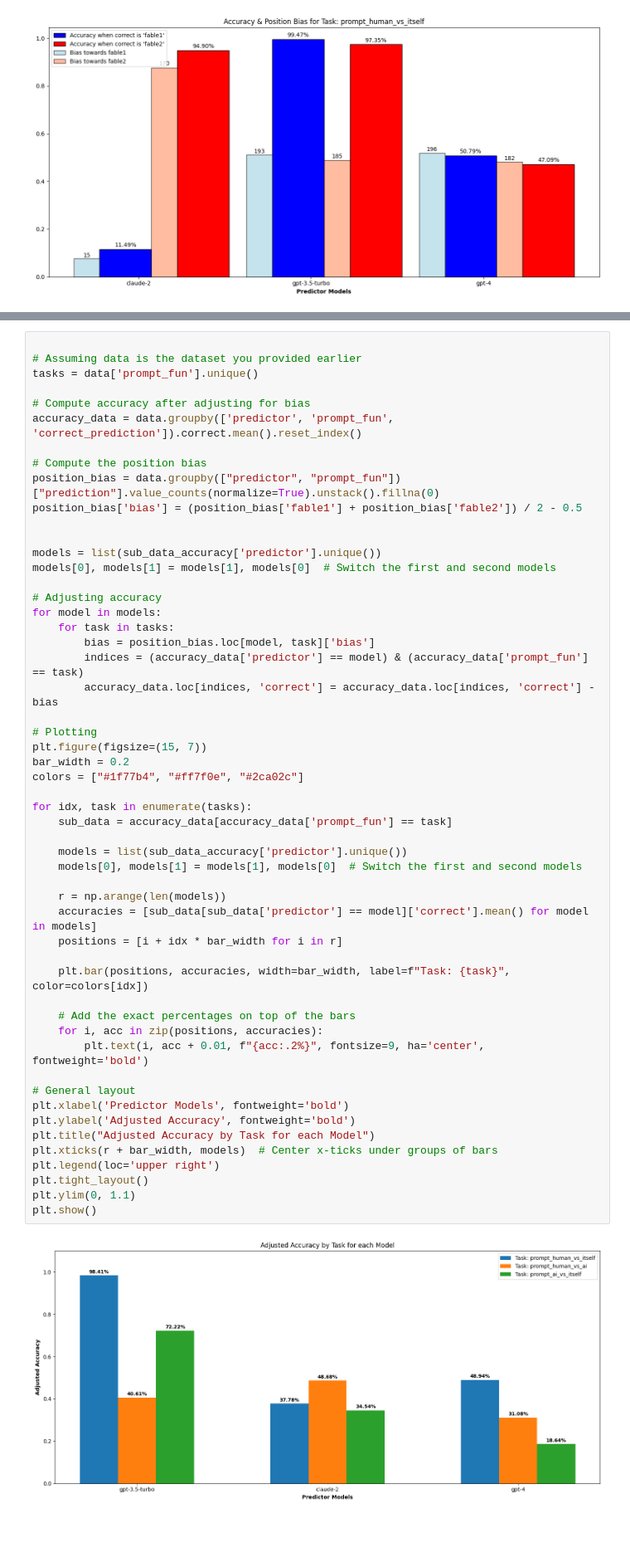
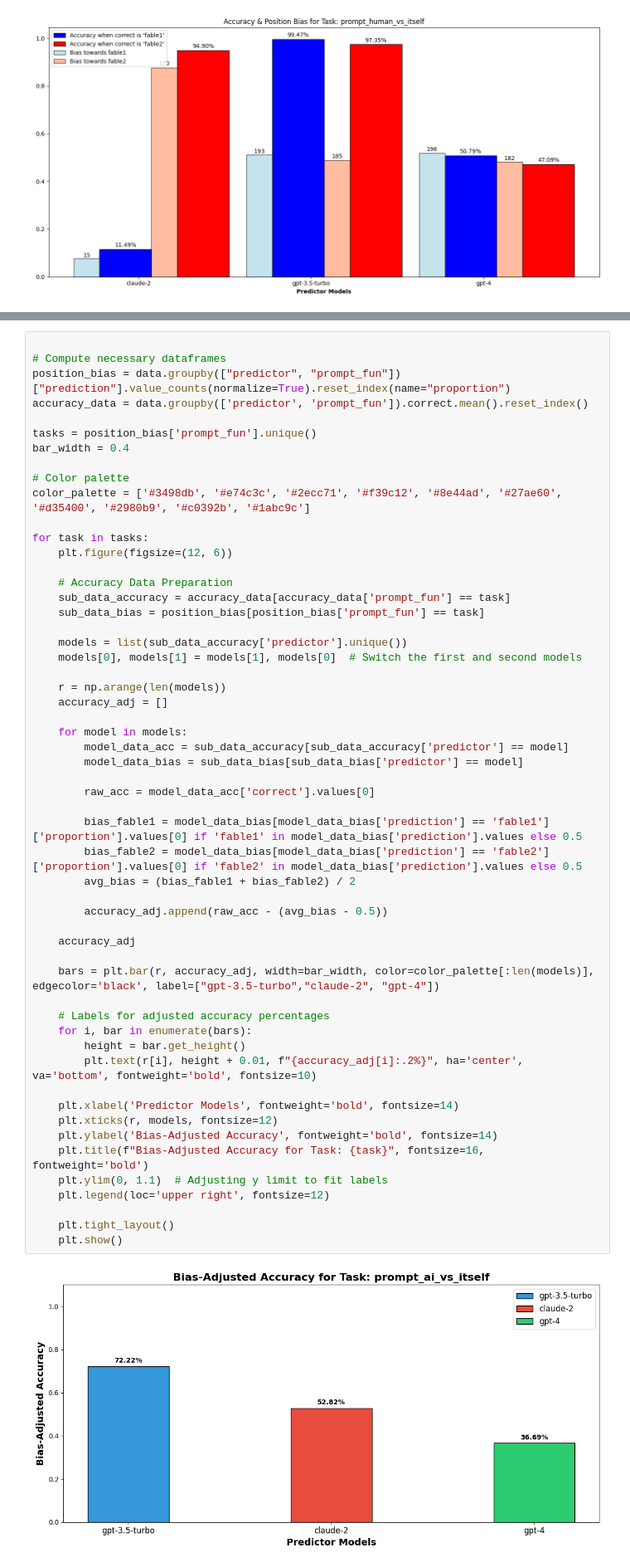
Before and after one commit to qfeuilla/TuringMirror, a Jupyter notebook: explore_data.ipynb, the cells around one changed output, grey strips where cells are left out. Shown at 83% size. Drawn from its saved outputs; the diff is of its cells as text; blank space fills up the shorter version.

Commit message:
more graphs

```diff
--- a/explore_data.ipynb
+++ b/explore_data.ipynb
@@ -306,55 +310,57 @@ for task in tasks:
 # %%
 
-# Assuming data is the dataset you provided earlier
-tasks = data['prompt_fun'].unique()
+# Compute necessary dataframes
+position_bias = data.groupby(["predictor", "prompt_fun"])["prediction"].value_counts(normalize=True).reset_index(name="proportion")
+accuracy_data = data.groupby(['predictor', 'prompt_fun']).correct.mean().reset_index()
 
-# Compute accuracy after adjusting for bias
-accuracy_data = data.groupby(['predictor', 'prompt_fun', 'correct_prediction']).correct.mean().reset_index()
+tasks = position_bias['prompt_fun'].unique()
+bar_width = 0.4
 
-# Compute the position bias
-position_bias = data.groupby(["predictor", "prompt_fun"])["prediction"].value_counts(normalize=True).unstack().fillna(0)
-position_bias['bias'] = (position_bias['fable1'] + position_bias['fable2']) / 2 - 0.5
+# Color palette
+color_palette = ['#3498db', '#e74c3c', '#2ecc71', '#f39c12', '#8e44ad', '#27ae60', '#d35400', '#2980b9', '#c0392b', '#1abc9c']
 
+for task in tasks:
+    plt.figure(figsize=(12, 6))
 
-models = list(sub_data_accuracy['predictor'].unique())
-models[0], models[1] = models[1], models[0]  # Switch the first and second models
-
-# Adjusting accuracy
-for model in models:
-    for task in tasks:
-        bias = position_bias.loc[model, task]['bias']
-        indices = (accuracy_data['predictor'] == model) & (accuracy_data['prompt_fun'] == task)
-        accuracy_data.loc[indices, 'correct'] = accuracy_data.loc[indices, 'correct'] - bias
-
-# Plotting
-plt.figure(figsize=(15, 7))
-bar_width = 0.2
-colors = ["#1f77b4", "#ff7f0e", "#2ca02c"]
-
-for idx, task in enumerate(tasks):
-    sub_data = accuracy_data[accuracy_data['prompt_fun'] == task]
+    # Accuracy Data Preparation
+    sub_data_accuracy = accuracy_data[accuracy_data['prompt_fun'] == task]
+    sub_data_bias = position_bias[position_bias['prompt_fun'] == task]
 
     models = list(sub_data_accuracy['predictor'].unique())
     models[0], models[1] = models[1], models[0]  # Switch the first and second models
 
     r = np.arange(len(models))
-    accuracies = [sub_data[sub_data['predictor'] == model]['correct'].mean() for model in models]
-    positions = [i + idx * bar_width for i in r]
+    accuracy_adj = []
 
-    plt.bar(positions, accuracies, width=bar_width, label=f"Task: {task}", color=colors[idx])
+    for model in models:
+        model_data_acc = sub_data_accuracy[sub_data_accuracy['predictor'] == model]
+        model_data_bias = sub_data_bias[sub_data_bias['predictor'] == model]
 
-    # Add the exact percentages on top of the bars
-    for i, acc in zip(positions, accuracies):
-        plt.text(i, acc + 0.01, f"{acc:.2%}", fontsize=9, ha='center', fontweight='bold')
+        raw_acc = model_data_acc['correct'].values[0]
 
-# General layout
-plt.xlabel('Predictor Models', fontweight='bold')
-plt.ylabel('Adjusted Accuracy', fontweight='bold')
-plt.title("Adjusted Accuracy by Task for each Model")
-plt.xticks(r + bar_width, models)  # Center x-ticks under groups of bars
-plt.legend(loc='upper right')
-plt.tight_layout()
-plt.ylim(0, 1.1)
-plt.show()
+        bias_fable1 = model_data_bias[model_data_bias['prediction'] == 'fable1']['proportion'].values[0] if 'fable1' in model_data_bias['prediction'].values else 0.5
+        bias_fable2 = model_data_bias[model_data_bias['prediction'] == 'fable2']['proportion'].values[0] if 'fable2' in model_data_bias['prediction'].values else 0.5
+        avg_bias = (bias_fable1 + bias_fable2) / 2
+
+        accuracy_adj.append(raw_acc - (avg_bias - 0.5))
+
+    accuracy_adj
+
+    bars = plt.bar(r, accuracy_adj, width=bar_width, color=color_palette[:len(models)], edgecolor='black', label=["gpt-3.5-turbo","claude-2", "gpt-4"])
+
+    # Labels for adjusted accuracy percentages
+    for i, bar in enumerate(bars):
+        height = bar.get_height()
+        plt.text(r[i], height + 0.01, f"{accuracy_adj[i]:.2%}", ha='center', va='bottom', fontweight='bold', fontsize=10)
+
+    plt.xlabel('Predictor Models', fontweight='bold', fontsize=14)
+    plt.xticks(r, models, fontsize=12)
+    plt.ylabel('Bias-Adjusted Accuracy', fontweight='bold', fontsize=14)
+    plt.title(f"Bias-Adjusted Accuracy for Task: {task}", fontsize=16, fontweight='bold')
+    plt.ylim(0, 1.1)  # Adjusting y limit to fit labels
+    plt.legend(loc='upper right', fontsize=12)
+
+    plt.tight_layout()
+    plt.show()
 # %% [output]
-[figure, old version]
+[figure, new version]
```
Also changed, not shown: parts of 7 cells of this notebook, 1 other file.
